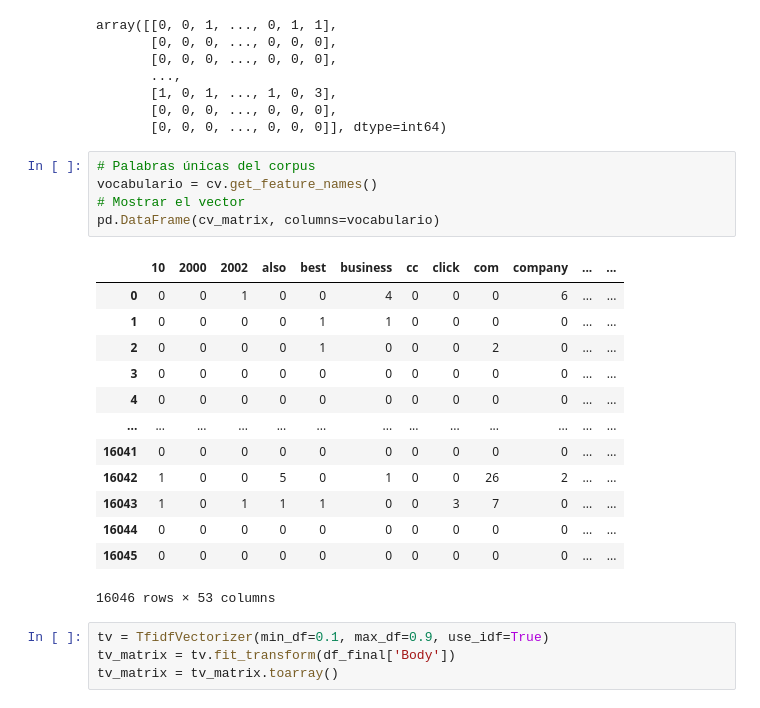
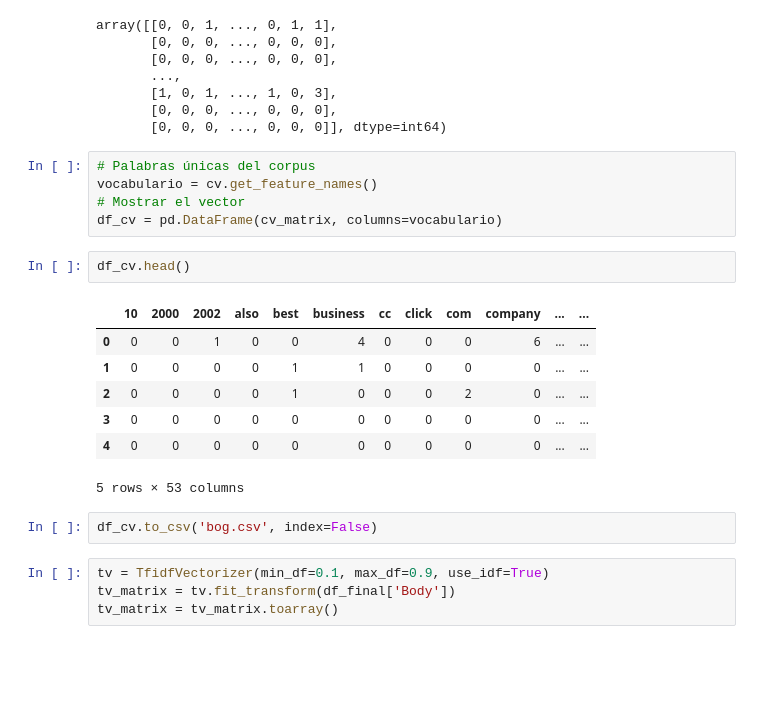
Before and after one commit to dianaxime/SDS-Lab02, a Jupyter notebook: Laboratorio02.ipynb, the cells around one changed output. Saved outputs shown, nothing was run; the diff lists cells and outputs as text; blank space fills up the shorter version.

```diff
--- a/Laboratorio02.ipynb
+++ b/Laboratorio02.ipynb
@@ -183,21 +183,19 @@ array([[0, 0, 1, ..., 0, 1, 1],
 # Palabras únicas del corpus
 vocabulario = cv.get_feature_names()
 # Mostrar el vector
-pd.DataFrame(cv_matrix, columns=vocabulario)
+df_cv = pd.DataFrame(cv_matrix, columns=vocabulario)
-# %% [output]
-|  | 10 | 2000 | 2002 | also | best | business | cc | click | com | company | ... | ... |
-| 0 | 0 | 0 | 1 | 0 | 0 | 4 | 0 | 0 | 0 | 6 | ... | ... |
-| 1 | 0 | 0 | 0 | 0 | 1 | 1 | 0 | 0 | 0 | 0 | ... | ... |
-| 2 | 0 | 0 | 0 | 0 | 1 | 0 | 0 | 0 | 2 | 0 | ... | ... |
-| 3 | 0 | 0 | 0 | 0 | 0 | 0 | 0 | 0 | 0 | 0 | ... | ... |
-| 4 | 0 | 0 | 0 | 0 | 0 | 0 | 0 | 0 | 0 | 0 | ... | ... |
-| ... | ... | ... | ... | ... | ... | ... | ... | ... | ... | ... | ... | ... |
-| 16041 | 0 | 0 | 0 | 0 | 0 | 0 | 0 | 0 | 0 | 0 | ... | ... |
-| 16042 | 1 | 0 | 0 | 5 | 0 | 1 | 0 | 0 | 26 | 2 | ... | ... |
-| 16043 | 1 | 0 | 1 | 1 | 1 | 0 | 0 | 3 | 7 | 0 | ... | ... |
-| 16044 | 0 | 0 | 0 | 0 | 0 | 0 | 0 | 0 | 0 | 0 | ... | ... |
-| 16045 | 0 | 0 | 0 | 0 | 0 | 0 | 0 | 0 | 0 | 0 | ... | ... |
-16046 rows × 53 columns
+# %%
+df_cv.head()
+# %% [output]
+|  | 10 | 2000 | 2002 | also | best | business | cc | click | com | company | ... | ... |
+| 0 | 0 | 0 | 1 | 0 | 0 | 4 | 0 | 0 | 0 | 6 | ... | ... |
+| 1 | 0 | 0 | 0 | 0 | 1 | 1 | 0 | 0 | 0 | 0 | ... | ... |
+| 2 | 0 | 0 | 0 | 0 | 1 | 0 | 0 | 0 | 2 | 0 | ... | ... |
+| 3 | 0 | 0 | 0 | 0 | 0 | 0 | 0 | 0 | 0 | 0 | ... | ... |
+| 4 | 0 | 0 | 0 | 0 | 0 | 0 | 0 | 0 | 0 | 0 | ... | ... |
+5 rows × 53 columns
+# %%
+df_cv.to_csv('bog.csv', index=False)
 # %%
 tv = TfidfVectorizer(min_df=0.1, max_df=0.9, use_idf=True)
 tv_matrix = tv.fit_transform(df_final['Body'])
```
Also changed, not shown: parts of 6 cells of this notebook, 4 other files.
